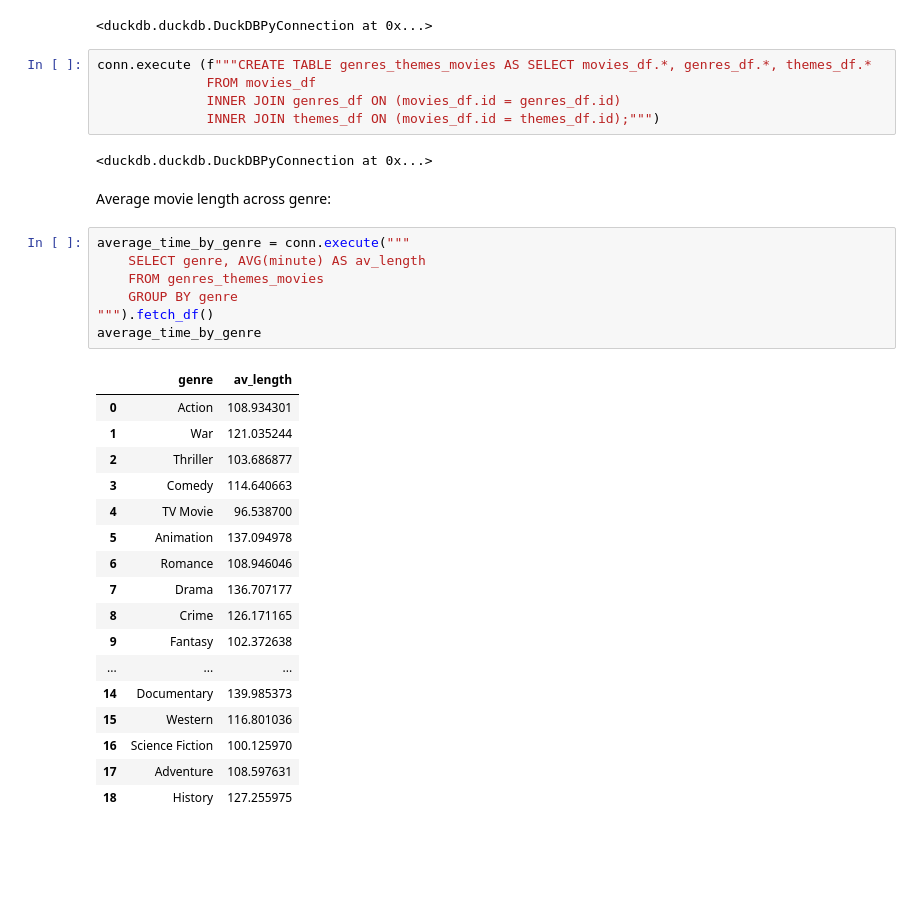
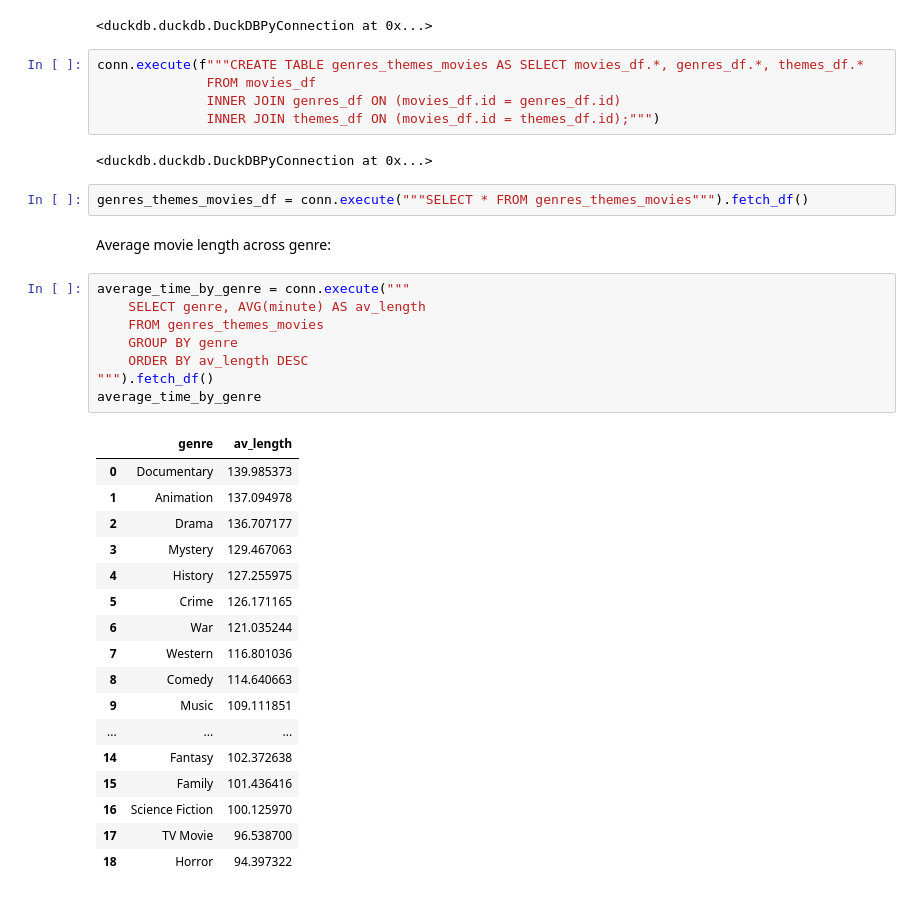
Before and after one commit to zarinayunis/csc369, a Jupyter notebook: individualanalysis/dataexploration.ipynb, the cells around one changed output. Saved outputs shown, nothing was run; the diff lists cells and outputs as text; blank space fills up the shorter version.

```diff
--- a/individualanalysis/dataexploration.ipynb
+++ b/individualanalysis/dataexploration.ipynb
@@ -15,39 +16,42 @@ conn.execute(f"CREATE TABLE themes_df AS SELECT * FROM read_csv('{themes_path}')
 # %% [output]
 <duckdb.duckdb.DuckDBPyConnection at 0x...>
 # %%
-conn.execute (f"""CREATE TABLE genres_themes_movies AS SELECT movies_df.*, genres_df.*, themes_df.*
+conn.execute(f"""CREATE TABLE genres_themes_movies AS SELECT movies_df.*, genres_df.*, themes_df.*
               FROM movies_df
               INNER JOIN genres_df ON (movies_df.id = genres_df.id)
               INNER JOIN themes_df ON (movies_df.id = themes_df.id);""")
 # %% [output]
 <duckdb.duckdb.DuckDBPyConnection at 0x...>
+# %%
+genres_themes_movies_df = conn.execute("""SELECT * FROM genres_themes_movies""").fetch_df()
 # %% [markdown]
 Average movie length across genre:
 # %%
 average_time_by_genre = conn.execute("""
     SELECT genre, AVG(minute) AS av_length
     FROM genres_themes_movies
     GROUP BY genre
+    ORDER BY av_length DESC
 """).fetch_df()
 average_time_by_genre
 # %% [output]
 |  | genre | av_length |
-| 0 | Action | 108.934301 |
-| 1 | War | 121.035244 |
-| 2 | Thriller | 103.686877 |
-| 3 | Comedy | 114.640663 |
-| 4 | TV Movie | 96.538700 |
-| 5 | Animation | 137.094978 |
-| 6 | Romance | 108.946046 |
-| 7 | Drama | 136.707177 |
-| 8 | Crime | 126.171165 |
-| 9 | Fantasy | 102.372638 |
+| 0 | Documentary | 139.985373 |
+| 1 | Animation | 137.094978 |
+| 2 | Drama | 136.707177 |
+| 3 | Mystery | 129.467063 |
+| 4 | History | 127.255975 |
+| 5 | Crime | 126.171165 |
+| 6 | War | 121.035244 |
+| 7 | Western | 116.801036 |
+| 8 | Comedy | 114.640663 |
+| 9 | Music | 109.111851 |
 | ... | ... | ... |
-| 14 | Documentary | 139.985373 |
-| 15 | Western | 116.801036 |
+| 14 | Fantasy | 102.372638 |
+| 15 | Family | 101.436416 |
 | 16 | Science Fiction | 100.125970 |
-| 17 | Adventure | 108.597631 |
-| 18 | History | 127.255975 |
+| 17 | TV Movie | 96.538700 |
+| 18 | Horror | 94.397322 |
 # %%
 graph = sns.FacetGrid(genres_themes_movies_df, col="genre", col_wrap=4, sharex=False, sharey=False, hue="genre")
 graph.map_dataframe(sns.histplot, x="minute")
```
Also changed, not shown: parts of 11 cells of this notebook, 1 other file.
